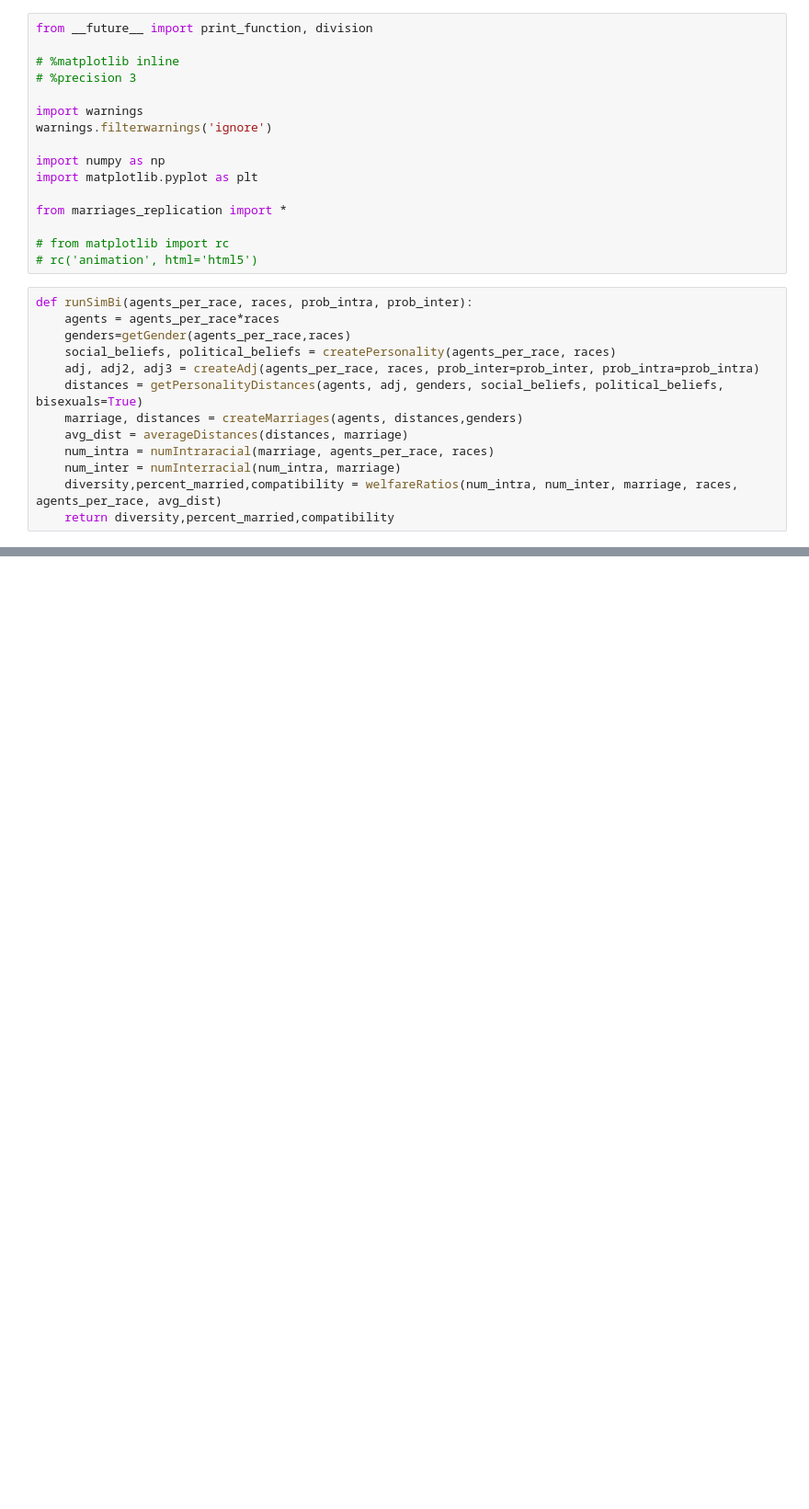
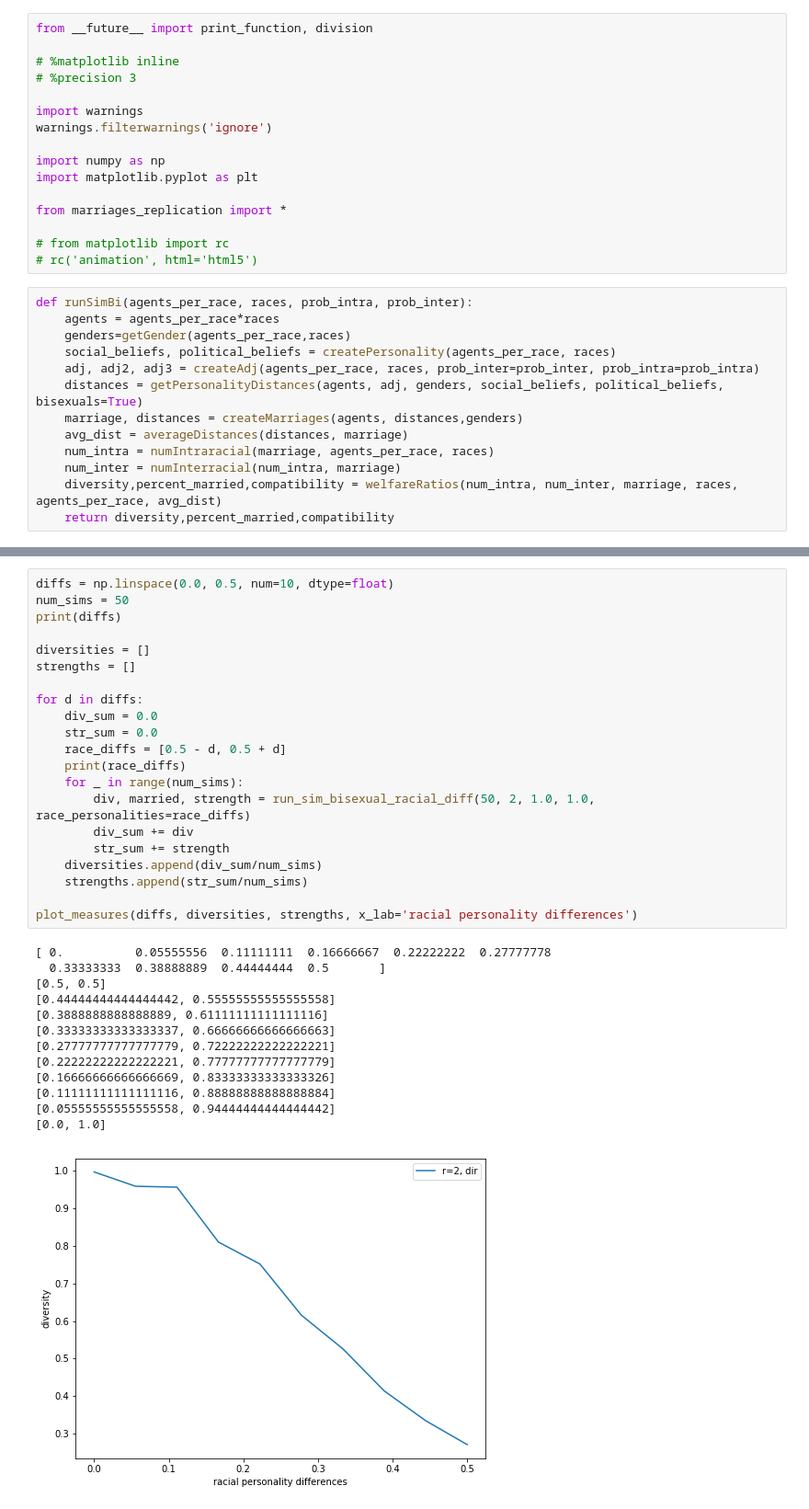
Before and after one commit to poosomooso/Gaygents, a Jupyter notebook: Gaygents_Extension.ipynb, the cells around one changed output, grey strips where cells are left out. Shown at 92% size. Saved outputs shown, nothing was run; the diff lists cells and outputs as text; blank space fills up the shorter version.

```diff
--- a/Gaygents_Extension.ipynb
+++ b/Gaygents_Extension.ipynb
@@ -139,0 +239,35 @@ plt.show()
+# %%
+diffs = np.linspace(0.0, 0.5, num=10, dtype=float)
+num_sims = 50
+print(diffs)
+
+diversities = []
+strengths = []
+
+for d in diffs:
+    div_sum = 0.0
+    str_sum = 0.0
+    race_diffs = [0.5 - d, 0.5 + d]
+    print(race_diffs)
+    for _ in range(num_sims):
+        div, married, strength = run_sim_bisexual_racial_diff(50, 2, 1.0, 1.0, race_personalities=race_diffs)
+        div_sum += div
+        str_sum += strength
+    diversities.append(div_sum/num_sims)
+    strengths.append(str_sum/num_sims)
+
+plot_measures(diffs, diversities, strengths, x_lab='racial personality differences')
+# %% [output]
+[ 0.          0.05555556  0.11111111  0.16666667  0.22222222  0.27777778
+  0.33333333  0.38888889  0.44444444  0.5       ]
+[0.5, 0.5]
+[0.44444444444444442, 0.55555555555555558]
+[0.3888888888888889, 0.61111111111111116]
+[0.33333333333333337, 0.66666666666666663]
+[0.27777777777777779, 0.72222222222222221]
+[0.22222222222222221, 0.77777777777777779]
+[0.16666666666666669, 0.83333333333333326]
+[0.11111111111111116, 0.88888888888888884]
+[0.05555555555555558, 0.94444444444444442]
+[0.0, 1.0]
+[figure, added]
```
Also changed, not shown: parts of 12 cells of this notebook.
